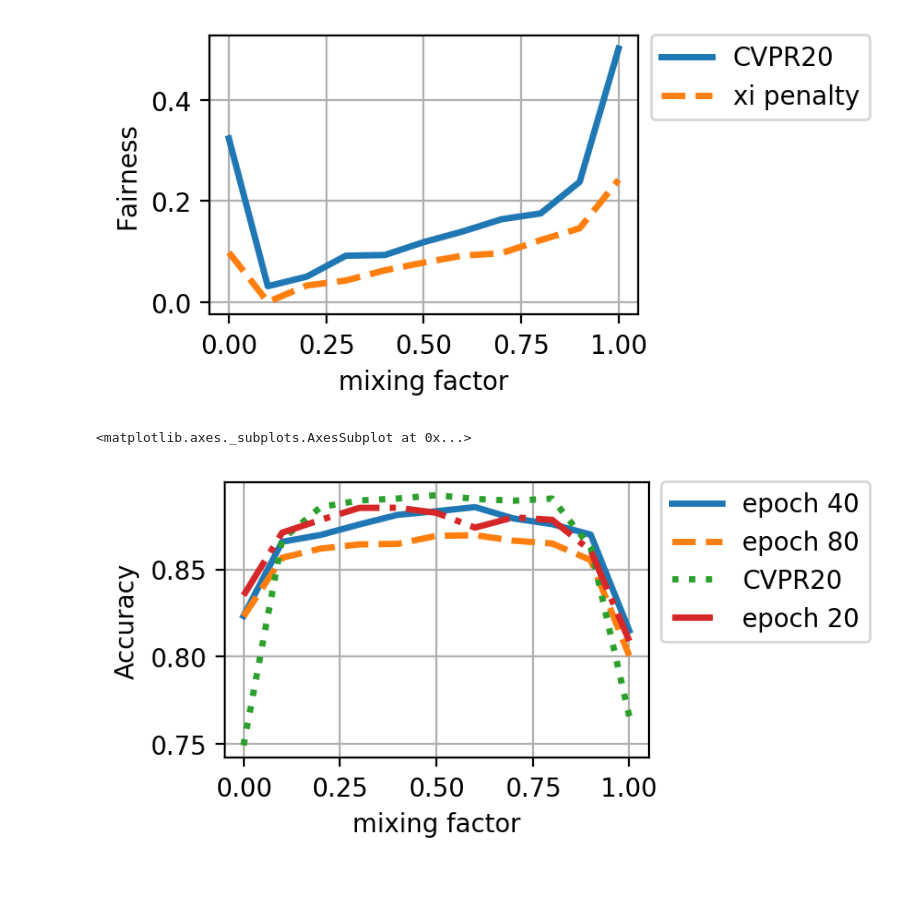
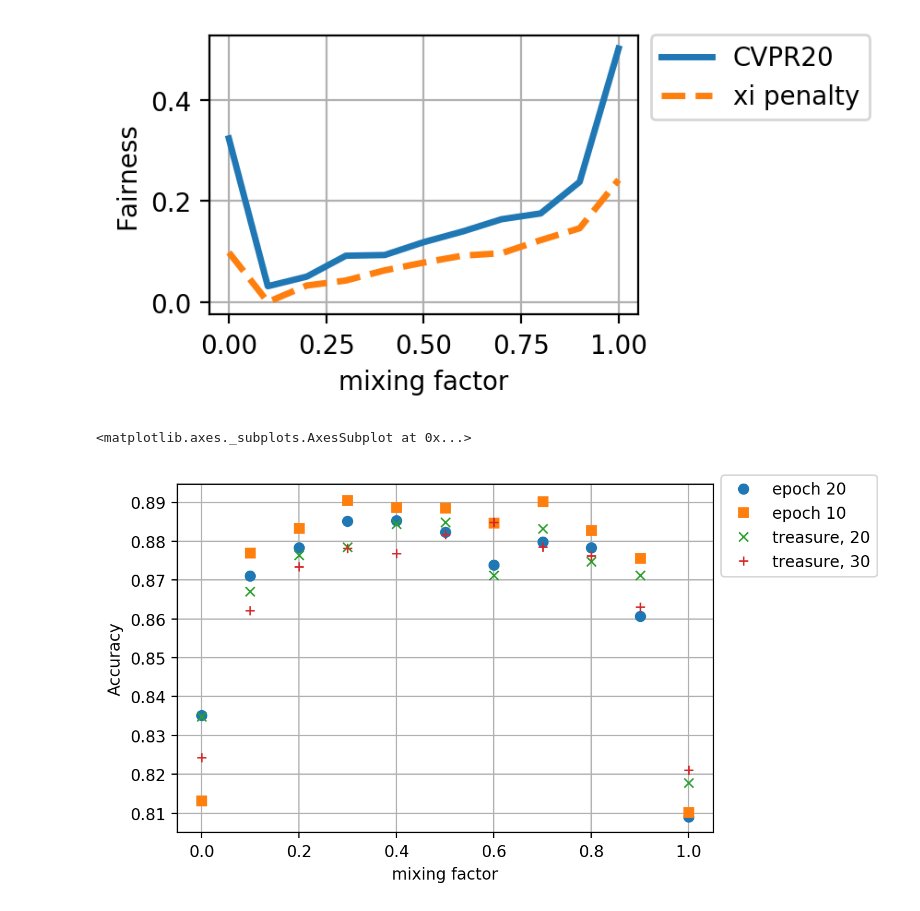
Before and after one commit to wearepal/nifr, a Jupyter notebook: notebooks/plots_celeba.ipynb, the cells around one changed output. Drawn from its saved outputs; the diff is of its cells as text; code cells hidden in the pictures; blank space fills up the shorter version.

Commit message:
Add plots for eccv20

```diff
--- a/notebooks/plots_celeba.ipynb
+++ b/notebooks/plots_celeba.ipynb
@@ -25,6 +20,20 @@ rosy_firebrand = {
+# %%
+rosy_firebrand = {
+#     "epoch 40": from_default_place("celeba_xy_y_on_recons_rosy_firebrand_epoch_40.csv"),
+#     "epoch 80": from_default_place("celeba_xy_y_on_recons_rosy-firebrand_epoch_80.csv"),
+#     "CVPR20": pd.read_csv(Path("cvpr20") / "celeba_inn.csv"),
+    "epoch 20": from_default_place("celeba_xy_y_on_recons_rosy_firebrand_epoch_20.csv"),
+    "epoch 10": from_default_place("celeba_xy_y_on_recons_rosy_firebrand_epoch_10.csv"),
+#     "K&C": from_default_place("celeba_kamiran_baseline_Male_Smiling_40epochs.csv"),
+#     "CNN": pd.read_csv(Path("cvpr20") / "celeba_naive_baseline_pred_y_25epochs.csv"),
+#     "half the zs_dim": from_default_place("celeba_xy_y_on_recons_autumn_sun_epoch_20.csv"),
+#     "Ln2l": pd.read_csv(Path("cvpr20") / "celeba_5kims_Male_Smiling_0.01ew_40epochs.csv"),
+    "treasure, 20": pd.read_csv("celeba_xy_y_on_recons_treasured-planet-1458-epoch20.csv"),
+    "treasure, 30": pd.read_csv("celeba_xy_y_on_recons_treasured-planet-1458-epoch30.csv"),
+}
 # %%
-nice_plot(rosy_firebrand, "Accuracy")
+nice_plot(rosy_firebrand, "Accuracy", i_hate_fun=True, no_lines=True, figsize=(6, 4))
 # %% [output]
 <matplotlib.axes._subplots.AxesSubplot at 0x...>
-[figure, old version]
+[figure, new version]
 # %%
```
Also changed, not shown: parts of 4 cells of this notebook, 13 other files.
